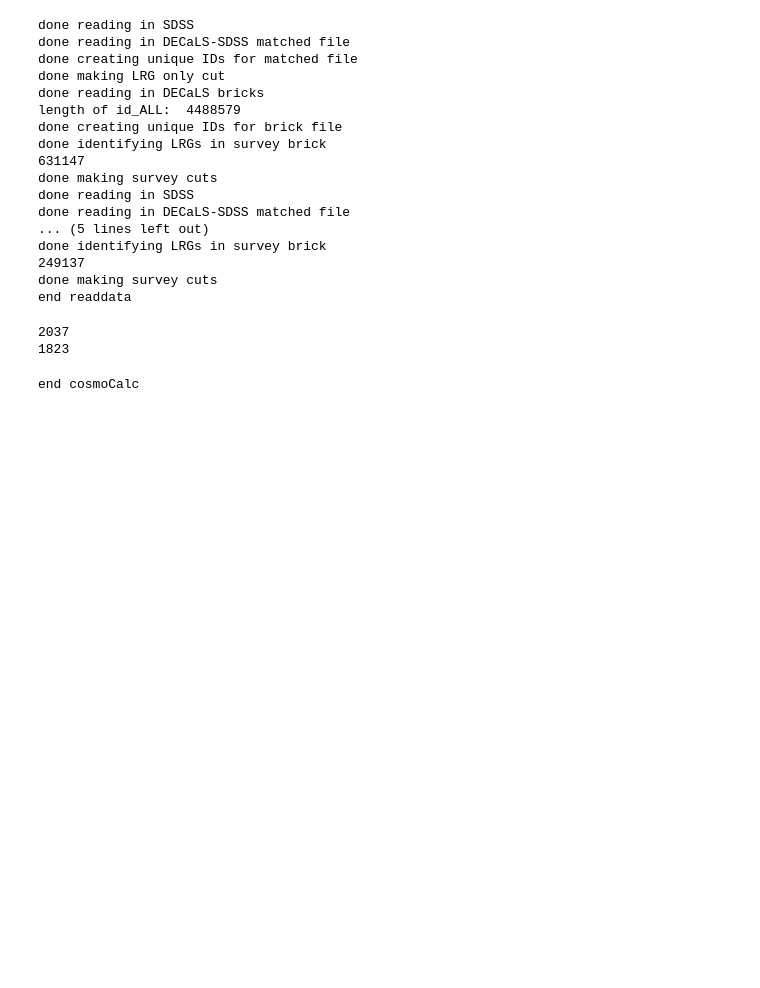
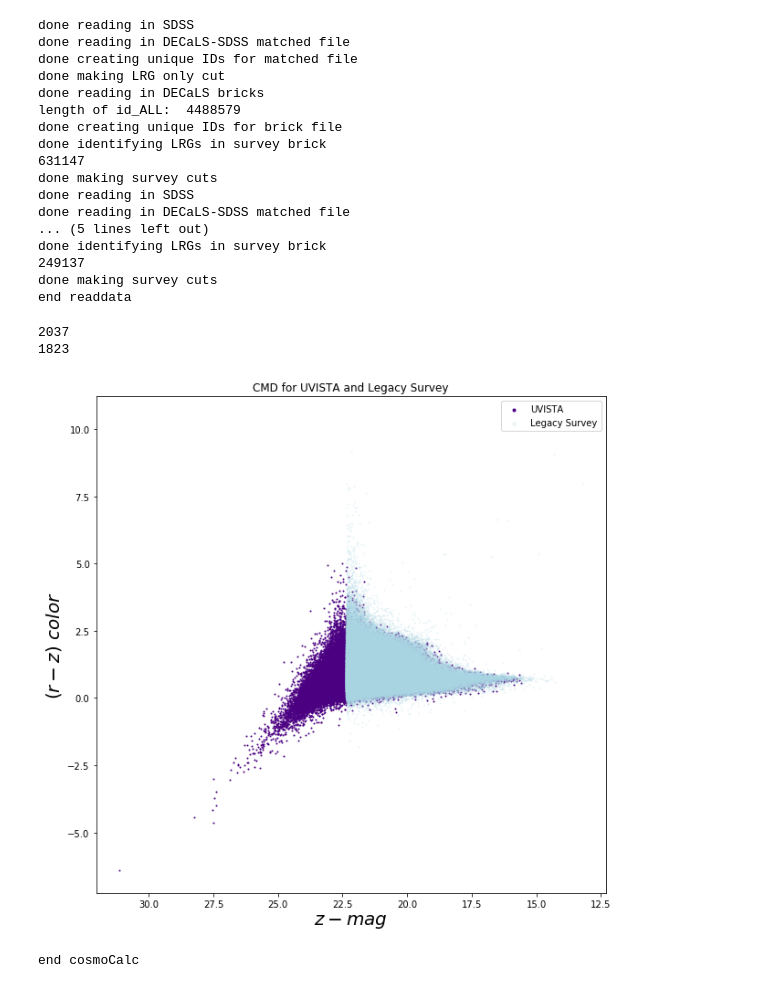
Before and after one commit to metownsend/LRG-Sats, a Jupyter notebook: making_masks.ipynb, the cells around one changed output. Drawn from its saved outputs; the diff is of its cells as text; code cells hidden in the pictures; blank space fills up the shorter version.

```diff
--- a/making_masks.ipynb
+++ b/making_masks.ipynb
@@ -1047,33 +1128,45 @@ gmag_LRG = gmag_LRG_temp # [np.where(log_Lz > 10.5)]
 rmag_LRG = rmag_LRG_temp # [np.where(log_Lz > 10.5)]
 zmag_LRG = zmag_LRG_temp # [np.where(log_Lz > 10.5)]
 grcolor_LRG = grcolor_LRG_temp # [np.where(log_Lz > 10.5)]
 rzcolor_LRG = rzcolor_LRG_temp# [np.where(log_Lz > 10.5)]
 
 ra_BKG = ra_BKG_nocuts[np.where(zmag_BKG_nocuts <= 22.36)]
 dec_BKG = dec_BKG_nocuts[np.where(zmag_BKG_nocuts <= 22.36)]
 
 gmag_BKG = gmag_BKG_nocuts[np.where(zmag_BKG_nocuts <= 22.36)]
 rmag_BKG = rmag_BKG_nocuts[np.where(zmag_BKG_nocuts <= 22.36)]
 zmag_BKG = zmag_BKG_nocuts[np.where(zmag_BKG_nocuts <= 22.36)]
 grcolor_BKG = grcolor_BKG_nocuts[np.where(zmag_BKG_nocuts <= 22.36)]
 rzcolor_BKG = rzcolor_BKG_nocuts[np.where(zmag_BKG_nocuts <= 22.36)]
 
 # combine LRG and BKG lists
 
 ra = np.concatenate([ra_LRG, ra_BKG])
 dec = np.concatenate([dec_LRG, dec_BKG])
 
 gmag = np.concatenate([gmag_LRG, gmag_BKG])
 rmag = np.concatenate([rmag_LRG, rmag_BKG])
 zmag = np.concatenate([zmag_LRG, zmag_BKG])
 
 grcolor = np.concatenate([grcolor_LRG, grcolor_BKG])
 rzcolor = np.concatenate([rzcolor_LRG, rzcolor_BKG])
 
 print(len(ra_LRG))
+
+
+plt.scatter(zmag_UVLS, rzcolor_UVLS, s=1, c='indigo', label="UVISTA")
+plt.scatter(zmag, rzcolor, s=1, c='lightblue', alpha=0.2, label='Legacy Survey')
+plt.gca().invert_xaxis()
+plt.title("CMD for UVISTA and Legacy Survey")
+plt.xlabel(r'$z-mag$', fontsize=20)
+plt.ylabel(r'$(r-z)$ $color$', fontsize=20)
+plt.legend(loc='upper right', markerscale=3)
+
+plt.show()
 # %% [output]
 2037
 1823
+[figure, added]
 # %%
 DTT_Gyr, age_Gyr, zage_Gyr, DCMR_Mpc, DCMR_Gyr, DA_Mpc, DA_Gyr, kpc_DA, DL_Mpc, DL_Gyr, V_Gpc = cosmoCalcfunc(z_LRG)
 
```
Also changed, not shown: parts of 15 cells of this notebook.
